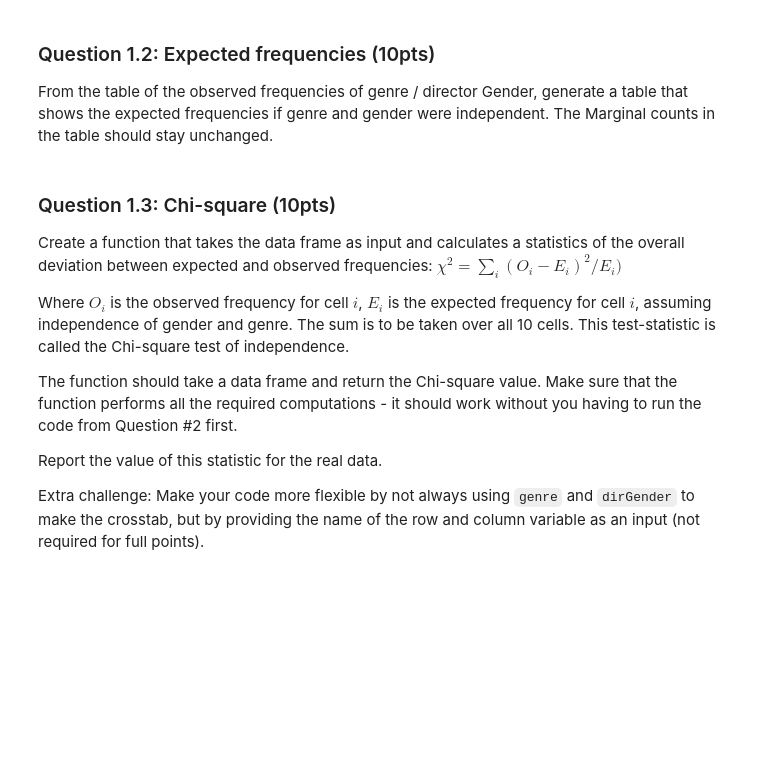
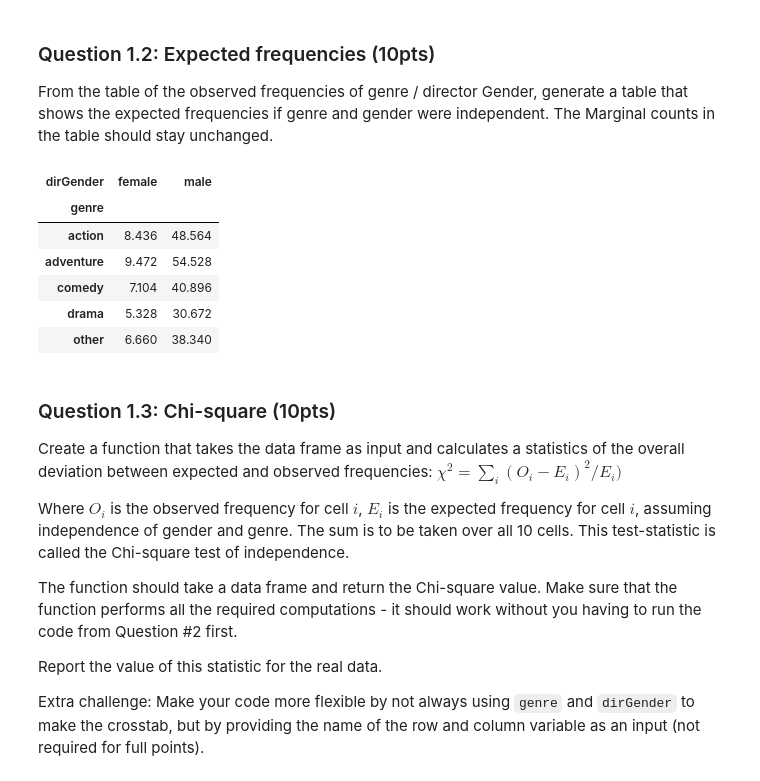
Before and after one commit to hunterchen7/ds2000, a Jupyter notebook: assignment5/Assignment05.ipynb, the cells around one changed output. Cells and saved outputs as stored; diff of their text form; code cells hidden in the pictures; blank space fills up the shorter version.

```diff
--- a/assignment5/Assignment05.ipynb
+++ b/assignment5/Assignment05.ipynb
@@ -26,6 +26,31 @@ Alternative hypothesis: The alternative hypothesis would suppose that there is a
 # %% [markdown]
 ### Question 1.2: Expected frequencies (10pts)
 From the table of the observed frequencies of genre / director Gender, generate a table that shows the expected frequencies if genre and gender were independent. The Marginal counts in the table should stay unchanged.
+# %%
+# Compute the observed frequencies of genre by director gender
+observed_frequencies = pd.crosstab(D['genre'], D['dirGender'])
+
+# Calculate marginal totals for genres and genders
+genre_totals = observed_frequencies.sum(axis=1)  # Row totals
+gender_totals = observed_frequencies.sum(axis=0)  # Column totals
+grand_total = D.shape[0]  # Total number of movies
+
+# Calculate expected frequencies
+expected_frequencies = observed_frequencies.copy()
+for genre in observed_frequencies.index:
+    for gender in observed_frequencies.columns:
+        expected = (genre_totals[genre] * gender_totals[gender]) / grand_total
+        expected_frequencies.at[genre, gender] = expected
+
+expected_frequencies
+# %% [output]
+| dirGender | female | male |
+| genre |  |  |
+| action | 8.436 | 48.564 |
+| adventure | 9.472 | 54.528 |
+| comedy | 7.104 | 40.896 |
+| drama | 5.328 | 30.672 |
+| other | 6.660 | 38.340 |
 # %% [markdown]
 ### Question 1.3: Chi-square (10pts)
 Create a function that takes the data frame as input and calculates a statistics of the overall deviation between expected and observed frequencies:
```
Also changed, not shown: parts of 8 cells of this notebook.
